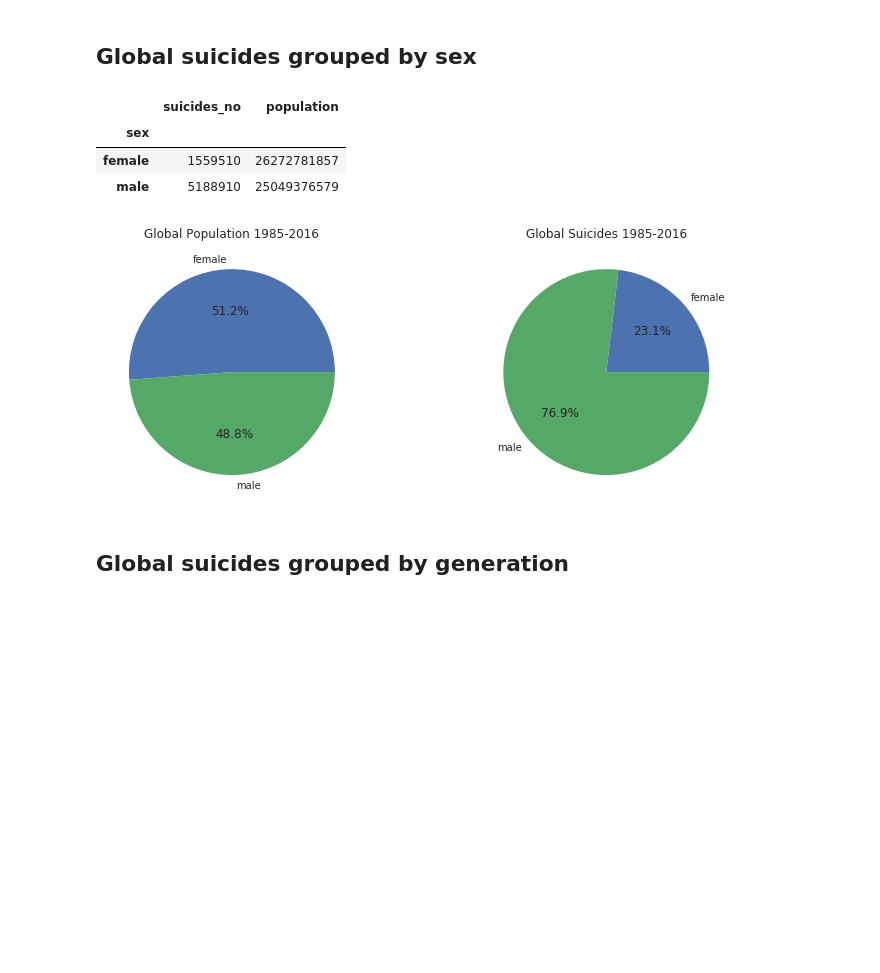
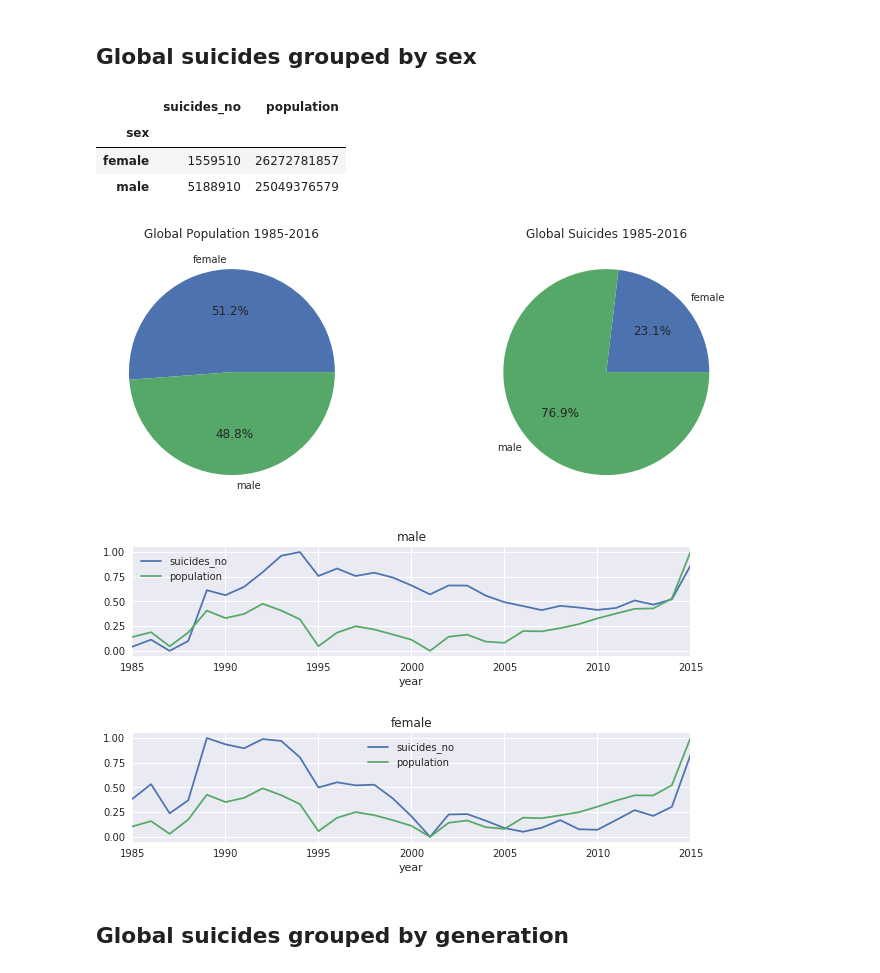
Before and after one commit to jng985/Exploring_Suicide_Rates_1985-2016, a Jupyter notebook: Suicide_Rates_1985-2016.ipynb, the cells around one changed output. Drawn from its saved outputs; the diff is of its cells as text; code cells hidden in the pictures; blank space fills up the shorter version.

```diff
--- a/Suicide_Rates_1985-2016.ipynb
+++ b/Suicide_Rates_1985-2016.ipynb
@@ -269,12 +290,15 @@ pie_chart(data, 'age')
 # %%
 # Global suicides grouped by sex
 pie_chart(data, 'sex')
+plot_time_series(data, 'sex')
 # %% [output]
 |  | suicides_no | population |
 | sex |  |  |
 | female | 1559510 | 26272781857 |
 | male | 5188910 | 25049376579 |
 [figure]
+[figure, added]
+[figure, added]
 # %% [markdown]
 ## Global suicides grouped by generation
 # %%
```
Also changed, not shown: parts of 4 cells of this notebook.
